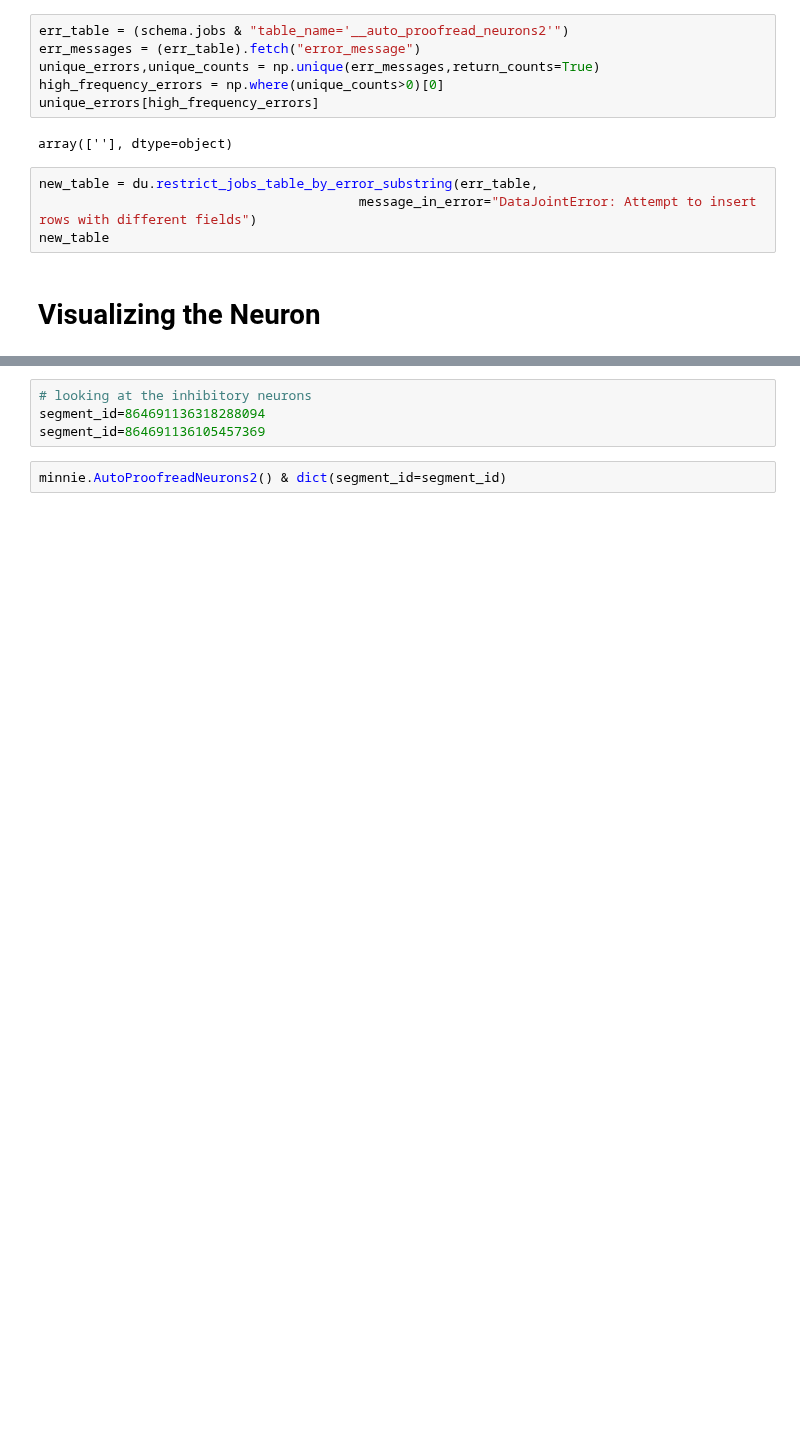
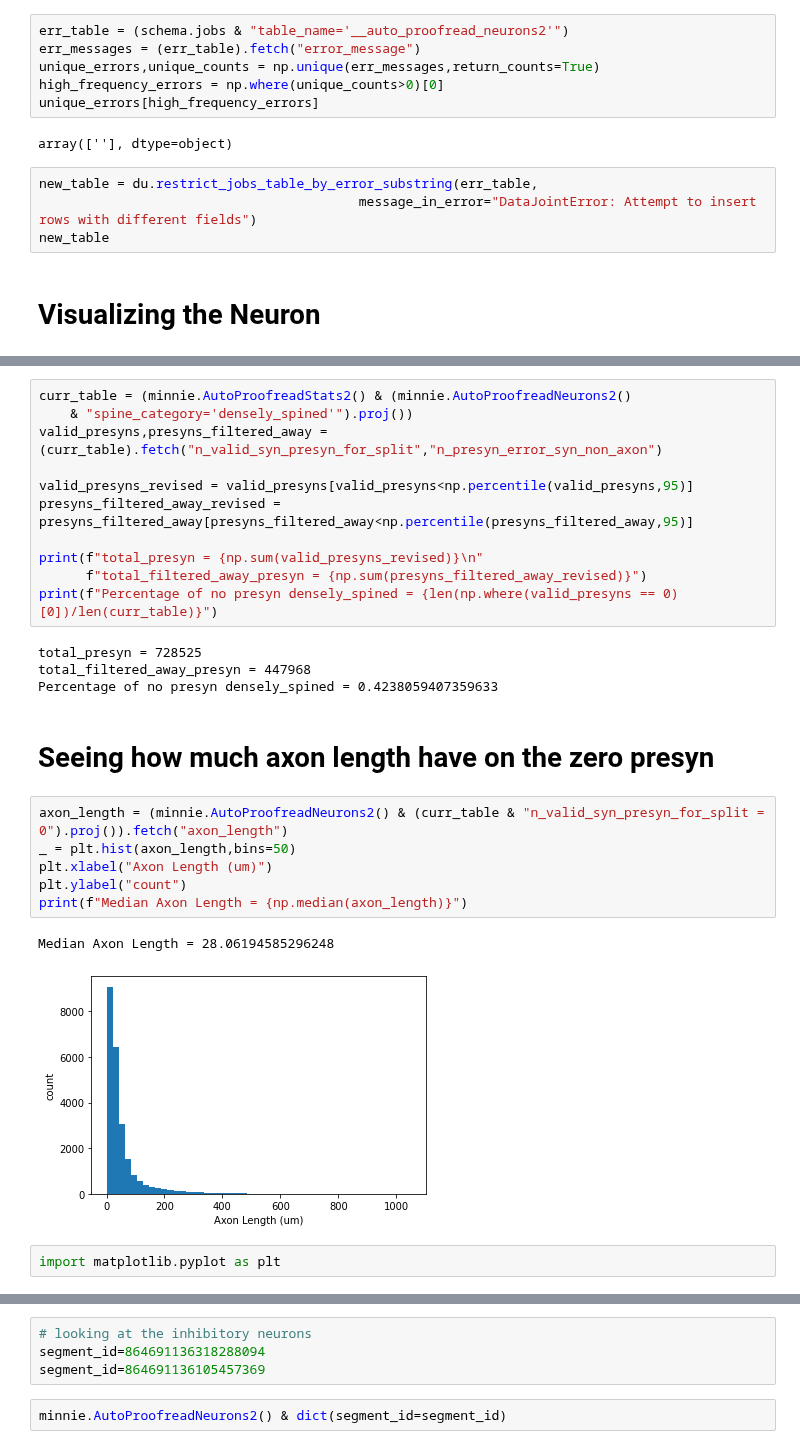
Before and after one commit to celiibrendan/neuron_mesh_tools, a Jupyter notebook: Auto_Proofreading/Preprocessing_Pipeline/AutoProofread_Inspect.ipynb, the cells around one changed output, grey strips where cells are left out. Drawn from its saved outputs; the diff is of its cells as text; blank space fills up the shorter version.

```diff
--- a/Auto_Proofreading/Preprocessing_Pipeline/AutoProofread_Inspect.ipynb
+++ b/Auto_Proofreading/Preprocessing_Pipeline/AutoProofread_Inspect.ipynb
@@ -67,0 +160,28 @@ new_table
+# %%
+curr_table = (minnie.AutoProofreadStats2() & (minnie.AutoProofreadNeurons2()
+    & "spine_category='densely_spined'").proj())
+valid_presyns,presyns_filtered_away = (curr_table).fetch("n_valid_syn_presyn_for_split","n_presyn_error_syn_non_axon")
+
+valid_presyns_revised = valid_presyns[valid_presyns<np.percentile(valid_presyns,95)]
+presyns_filtered_away_revised = presyns_filtered_away[presyns_filtered_away<np.percentile(presyns_filtered_away,95)]
+
+print(f"total_presyn = {np.sum(valid_presyns_revised)}\n"
+      f"total_filtered_away_presyn = {np.sum(presyns_filtered_away_revised)}")
+print(f"Percentage of no presyn densely_spined = {len(np.where(valid_presyns == 0)[0])/len(curr_table)}")
+# %% [output]
+total_presyn = 728525
+total_filtered_away_presyn = 447968
+Percentage of no presyn densely_spined = 0.4238059407359633
+# %% [markdown]
+# Seeing how much axon length have on the zero presyn
+# %%
+axon_length = (minnie.AutoProofreadNeurons2() & (curr_table & "n_valid_syn_presyn_for_split = 0").proj()).fetch("axon_length")
+_ = plt.hist(axon_length,bins=50)
+plt.xlabel("Axon Length (um)")
+plt.ylabel("count")
+print(f"Median Axon Length = {np.median(axon_length)}")
+# %% [output]
+Median Axon Length = 28.06194585296248
+[figure, added]
+# %%
+import matplotlib.pyplot as plt
```
Also changed, not shown: parts of 17 cells of this notebook, 2 other files.
